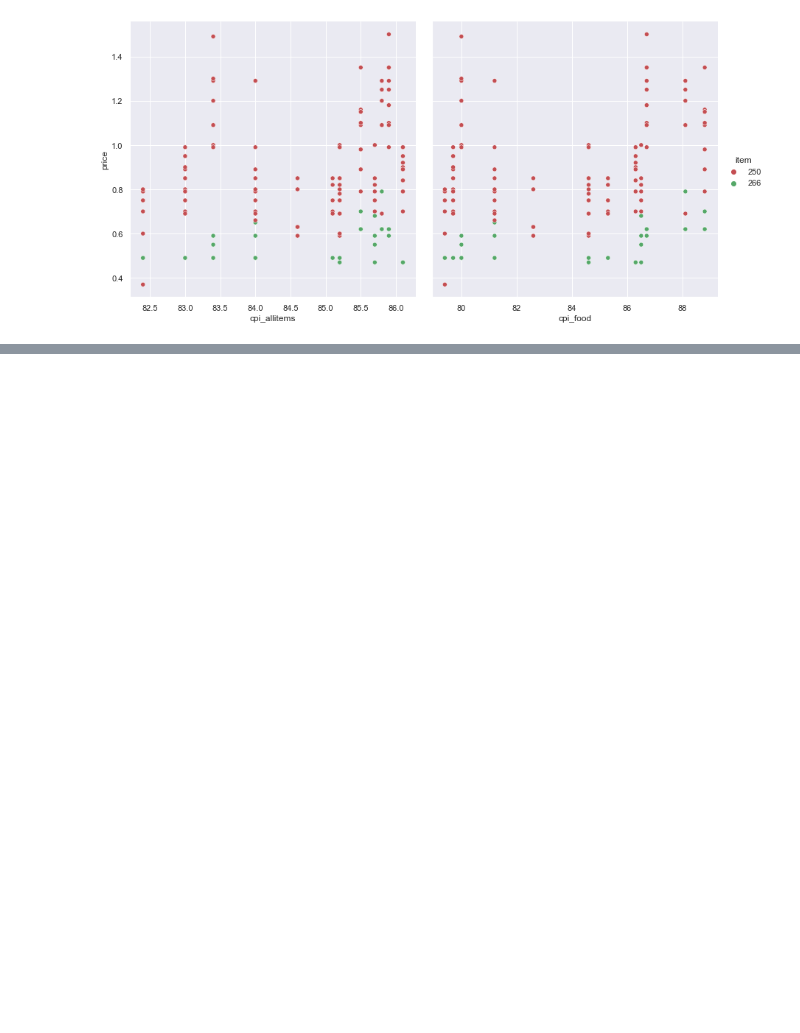
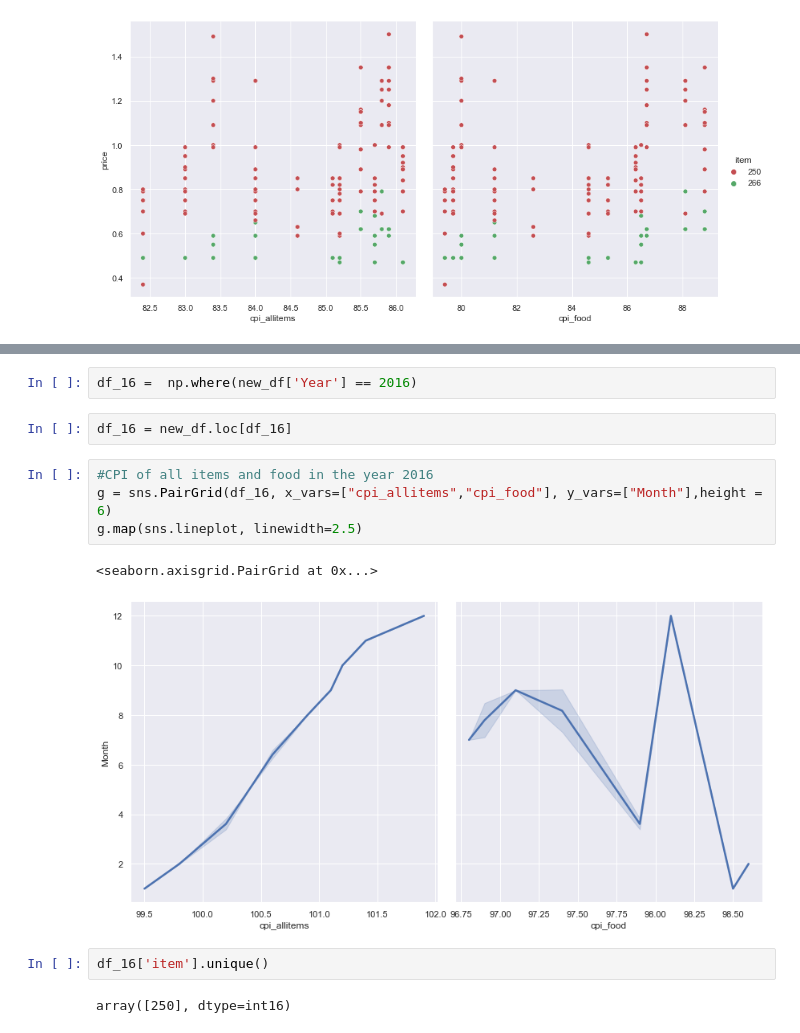
Before and after one commit to colinmburugu/Group_6_interns, a Jupyter notebook: Lettuce_V2.ipynb, the cells around one changed output, grey strips where cells are left out. Saved outputs shown, nothing was run; the diff lists cells and outputs as text; blank space fills up the shorter version.

```diff
--- a/Lettuce_V2.ipynb
+++ b/Lettuce_V2.ipynb
@@ -187,0 +199,15 @@ sns.lineplot(data=df_08, x="Month", y="price", hue="item",palette=['r', 'g'], li
+# %%
+df_16 =  np.where(new_df['Year'] == 2016)
+# %%
+df_16 = new_df.loc[df_16]
+# %%
+#CPI of all items and food in the year 2016
+g = sns.PairGrid(df_16, x_vars=["cpi_allitems","cpi_food"], y_vars=["Month"],height = 6)
+g.map(sns.lineplot, linewidth=2.5)
+# %% [output]
+<seaborn.axisgrid.PairGrid at 0x...>
+[figure, added]
+# %%
+df_16['item'].unique()
+# %% [output]
+array([250], dtype=int16)
```
Also changed, not shown: parts of 13 cells of this notebook, 1 other file.
